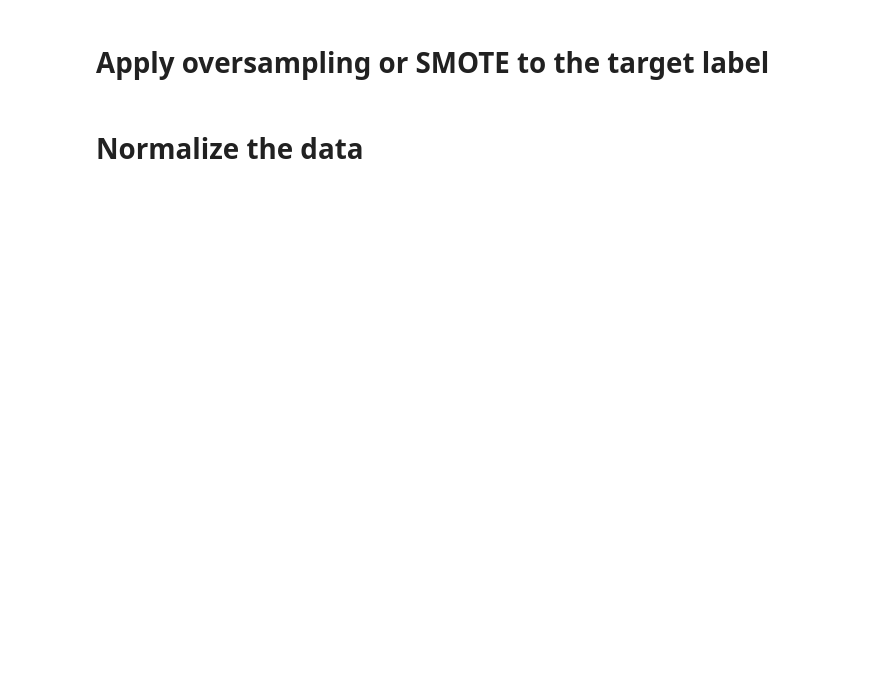
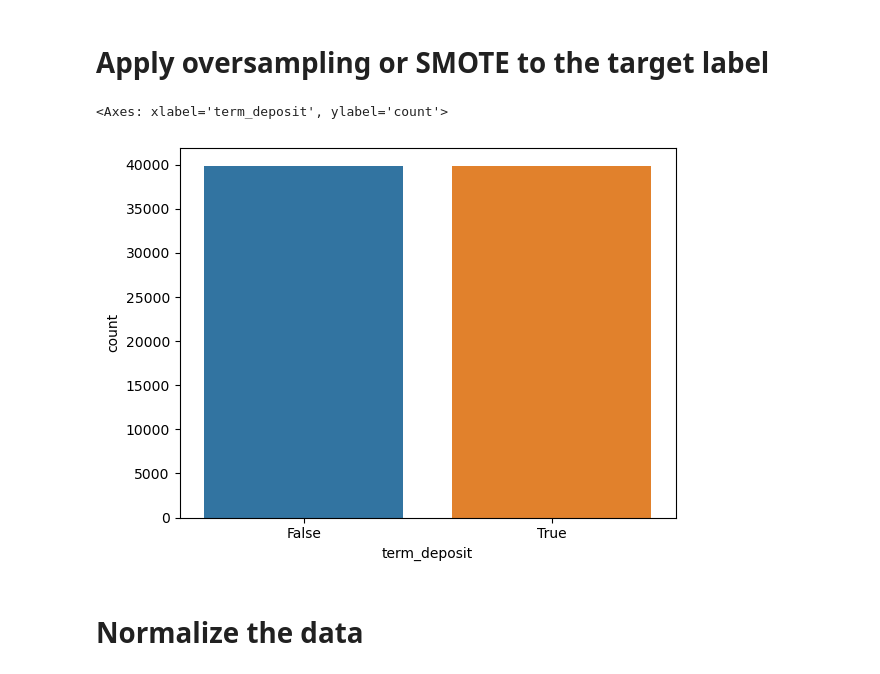
Before and after one commit to Tuwaiq-Data-Science-Bootcamp-V5/Preprocessing_Lab1, a Jupyter notebook: Preprocessing.ipynb, the cells around one changed output. Drawn from its saved outputs; the diff is of its cells as text; code cells hidden in the pictures; blank space fills up the shorter version.

```diff
--- a/Preprocessing.ipynb
+++ b/Preprocessing.ipynb
@@ -15,2 +77,7 @@
+# %%
+sns.countplot(x=term_deposit)
+# %% [output]
+<Axes: xlabel='term_deposit', ylabel='count'>
+[figure, added]
 # %% [markdown]
 # Normalize the data
```
Also changed, not shown: parts of 12 cells of this notebook.
